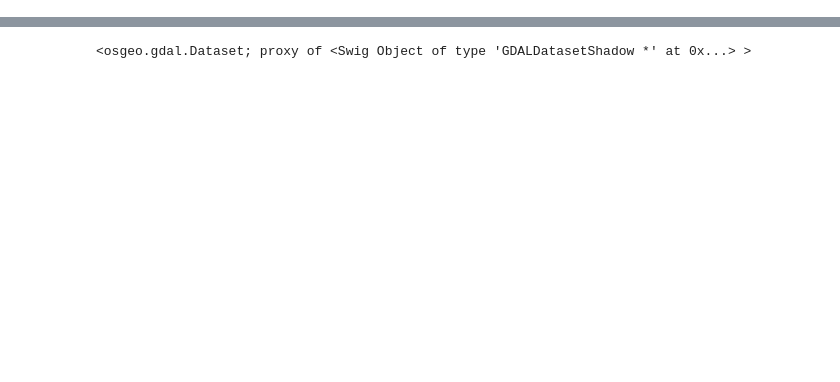
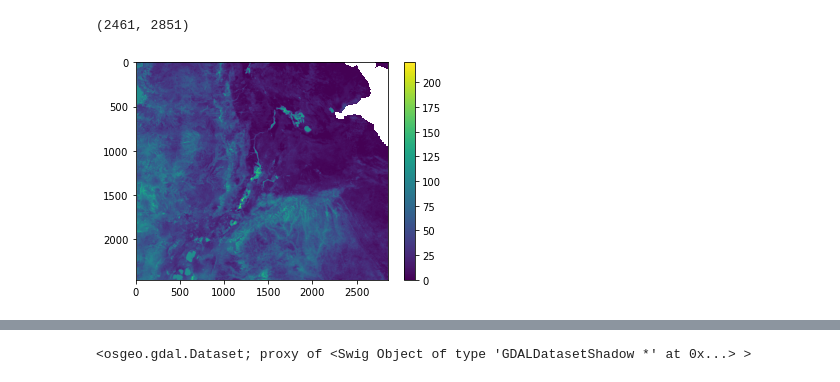
Before and after one commit to wateraccounting/WAPOROCW, a Jupyter notebook: notebooks_FR/Module1_unit4/2_Preprocess_WaPOR_data.ipynb, the cells around one changed output, grey strips where cells are left out. Drawn from its saved outputs; the diff is of its cells as text; code cells hidden in the pictures; blank space fills up the shorter version.

```diff
--- a/notebooks_FR/Module1_unit4/2_Preprocess_WaPOR_data.ipynb
+++ b/notebooks_FR/Module1_unit4/2_Preprocess_WaPOR_data.ipynb
@@ -628,0 +151,33 @@ Par exemple, ici la carte raster de AETI est la cible. Nous voulons faire corres
+# %%
+import glob
+import os
+from osgeo import gdal
+import numpy as np
+import osr
+
+def GetGeoInfo(fh, subdataset = 0):
+    '''
+    Extraire des metadonnées de GeoTIFF, HDF4 or netCDF file.
+    '''
+    '''
+    Ecrivez votre code ici
+    '''
+    return driver, NDV, xsize, ysize, GeoT, Projection
+
+def OpenAsArray(fh, bandnumber = 1, dtype = 'float32', nan_values = False):
+    '''
+    Lire GeoTIFF ou HDF4 file comme un tableau numpy.
+    '''
+    '''
+    Ecrivez votre code ici
+    '''
+    return Array
+
+def CreateGeoTiff(fh, Array, driver, NDV, xsize, ysize, GeoT,
+                  Projection, explicit = True, compress = None):
+    '''
+    Sauvegarder un tableau numpy comme un fichier raster GeoTIFF.
+    '''
+    '''
+    Ecrivez votre code ici
+    '''
@@ -628,0 +334,10 @@ Par exemple, ici la carte raster de AETI est la cible. Nous voulons faire corres
+# %%
+P_fh=r".\data\WAPOR.v2_monthly_L1_PCP_M\L1_PCP_0901M.tif"
+P=OpenAsArray(P_fh,nan_values=True)
+print(P.shape)
+plt.imshow(P)
+plt.colorbar()
+plt.show()
+# %% [output]
+(2461, 2851)
+[figure, added]
```
Also changed, not shown: parts of 123 cells of this notebook, 3 other files.
